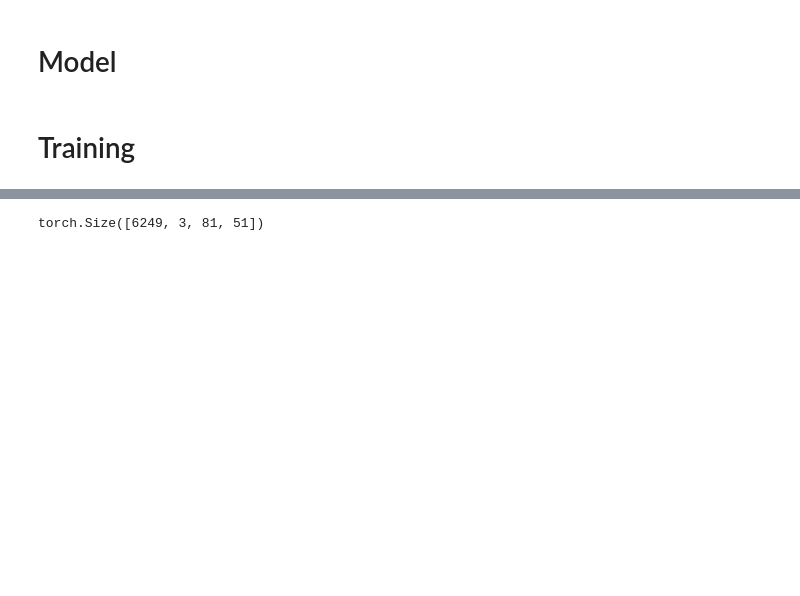
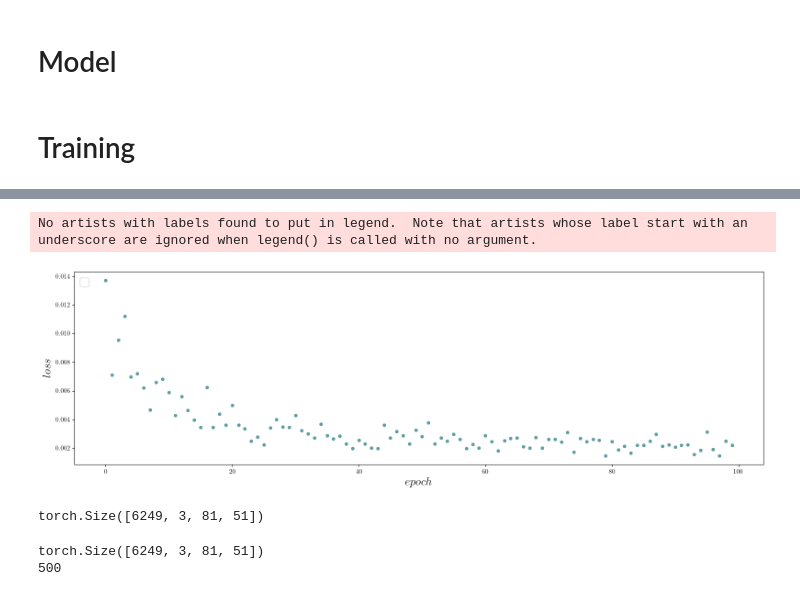
Before and after one commit to Julielmnt/Stage_M2, a Jupyter notebook: code/autoencoder.ipynb, the cells around one changed output, grey strips where cells are left out. Drawn from its saved outputs; the diff is of its cells as text; code cells hidden in the pictures; blank space fills up the shorter version.

```diff
--- a/code/autoencoder.ipynb
+++ b/code/autoencoder.ipynb
@@ -216,8 +146,10 @@ Shape after conv_inv3: torch.Size([4, 3, 81, 51])
 # %%
 batch_size = 4
+K = 500
 directory = f'{current_directory}/results/autoencoder/cnn/'
+title = f'model_bs{batch_size}_K{K}_info.txt'
 
-with open(directory + f'model_bs{batch_size}_v2_info.txt', 'r') as file:
-    content = file.read()
-    print(content)
+from utils import get_variables_from_info_text
+
+variables, sizes = get_variables_from_info_text(directory, title)
 # %% [output]
@@ -240,20 +173,54 @@ epoch 9, loss 0.01628030464053154
-# %%
-X = simulation.X_rgb
-x = np.swapaxes(torch.from_numpy(X), 0, 1).cpu()
-x = x.float()
-
-print(x.shape)
-# %% [output]
-torch.Size([6249, 3, 81, 51])
+# %%
+from utils import losses_from_info
+epochs, losses = losses_from_info(variables)
+
+fig, ax1 = plt.subplots(figsize = (16, 5))
+# def moving_average(data, window_size):
+#     cumsum = np.cumsum(data)
+#     return (cumsum[window_size:] - cumsum[:-window_size]) / window_size
+
+# window_size = 2
+# smoothed_losses = moving_average(losses, window_size)
+
+ax1.scatter(range(len(epochs)), losses, s = 20, c = 'cadetblue')
+# ax1.plot(range(window_size, len(epochs)), smoothed_losses, c = 'orange')
+
+ax1.set_ylabel(r'$loss$', fontsize= fontsize)
+ax1.set_xlabel(r'$epoch$', fontsize = fontsize)
+ax1.legend(fontsize = fontsize, loc = 'upper left')
+
+fig.tight_layout()
+# %% [output]
+No artists with labels found to put in legend.  Note that artists whose label start with an underscore are ignored when legend() is called with no argument.
+[figure, added]
+# %%
+x.shape
+# %% [output]
+torch.Size([6249, 3, 81, 51])
 # %%
-autoencoder = ConvolutionalAutoencoder(device)
+from autoencoder import ConvolutionalAutoencoder
+X = simulation.X_rgb
+x = np.swapaxes(torch.from_numpy(X), 0, 1).cpu()
+x = x.float()
 
-autoencoder.load_state_dict(torch.load(f'{current_directory}/results/autoencoder/cnn/model_bs{batch_size}_v2.pt'))
-autoencoder.eval()  # Set the model to evaluation mode
+print(x.shape)
+print(K)
+
+def apply_autoencoder(K):
+    autoencoder = ConvolutionalAutoencoder(device, sizes, K = K)
+
+    autoencoder.load_state_dict(torch.load(f'{current_directory}/results/autoencoder/cnn/model_bs{batch_size}_K{K}.pt'))
+    autoencoder.eval()  # Set the model to evaluation mode
 
 
-with torch.no_grad():
-    encoded_data = autoencoder.encoder(x.to(device))
+    with torch.no_grad():
+        encoded_data = autoencoder.linear_encoder(torch.reshape(autoencoder.encoder(x.to(device)), (m, -1)))
 
-with torch.no_grad():
-    decoded_data = autoencoder.decoder(encoded_data)
+    with torch.no_grad():
+        decoded_data = autoencoder.decoder(torch.reshape(autoencoder.linear_decoder(encoded_data), (m, autoencoder.n_channels, sizes[-1][0], sizes[-1][1])))
+    return decoded_data
+
+decoded_data = apply_autoencoder(K)
+# %% [output]
+torch.Size([6249, 3, 81, 51])
+500
```
Also changed, not shown: parts of 22 cells of this notebook, 5 other files.
